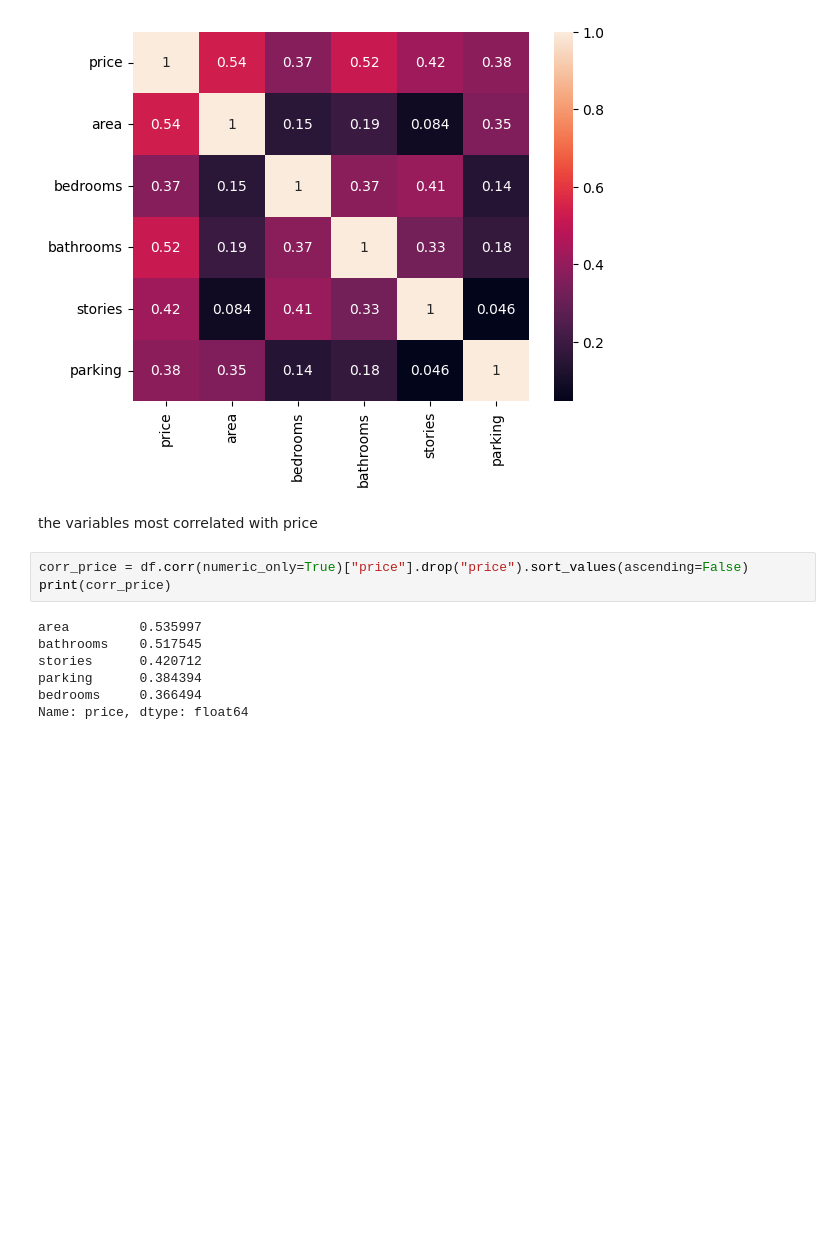
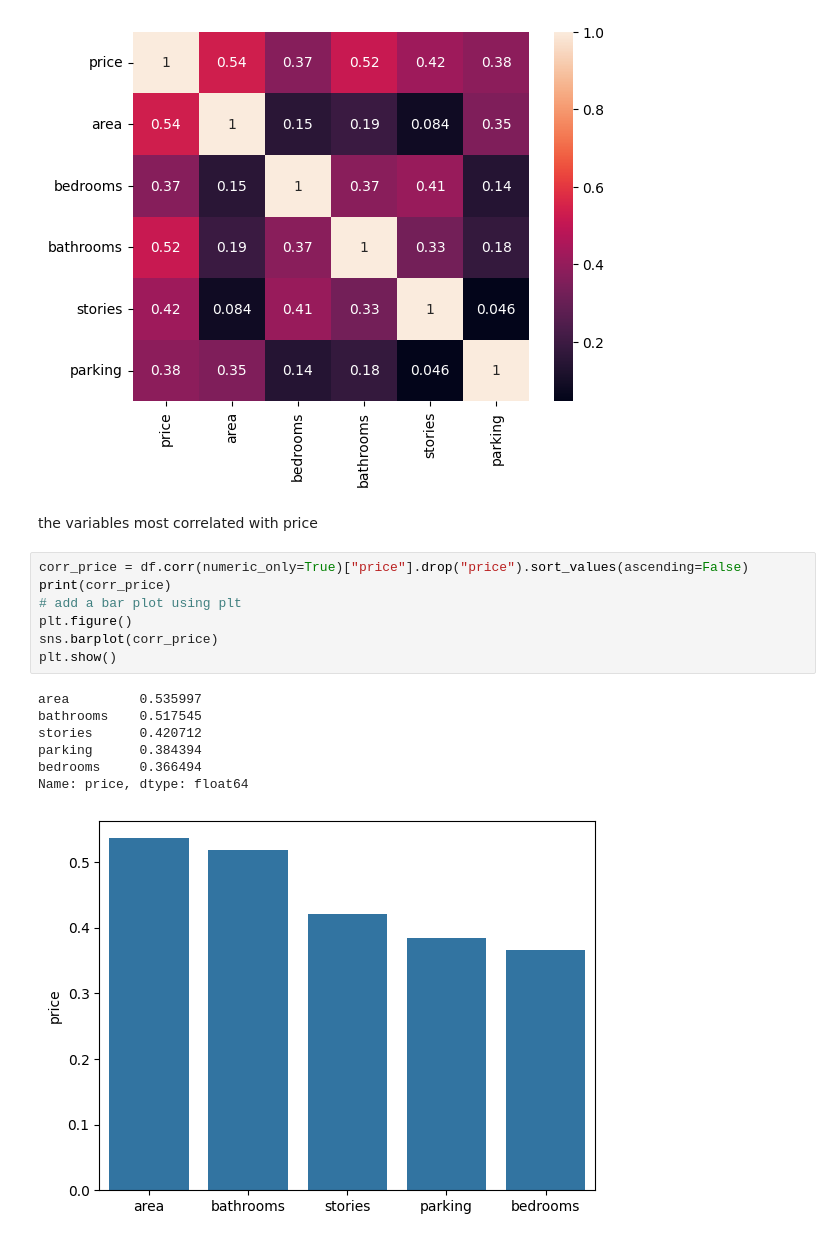
Before and after one commit to 4nglp/data_mining, a Jupyter notebook: tp_2/main.ipynb, the cells around one changed output. Saved outputs shown, nothing was run; the diff lists cells and outputs as text; blank space fills up the shorter version.

```diff
--- a/tp_2/main.ipynb
+++ b/tp_2/main.ipynb
@@ -90,10 +91,15 @@ the variables most correlated with price
 # %%
 corr_price = df.corr(numeric_only=True)["price"].drop("price").sort_values(ascending=False)
 print(corr_price)
+# add a bar plot using plt
+plt.figure()
+sns.barplot(corr_price)
+plt.show()
 # %% [output]
 area         0.535997
 bathrooms    0.517545
 stories      0.420712
 parking      0.384394
 bedrooms     0.366494
 Name: price, dtype: float64
+[figure, added]
```
Also changed, not shown: parts of 3 cells of this notebook, 3 other files.
